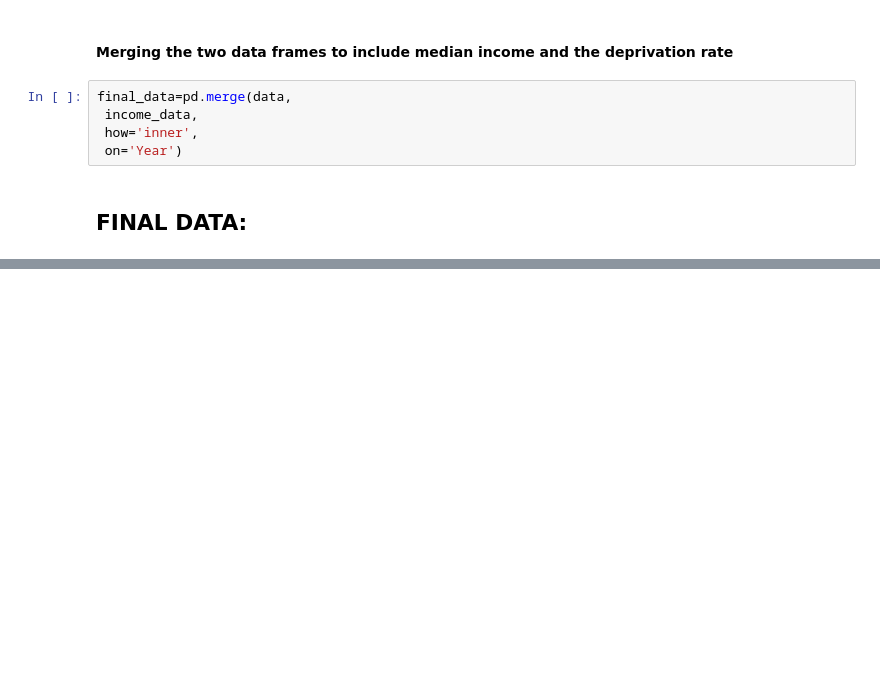
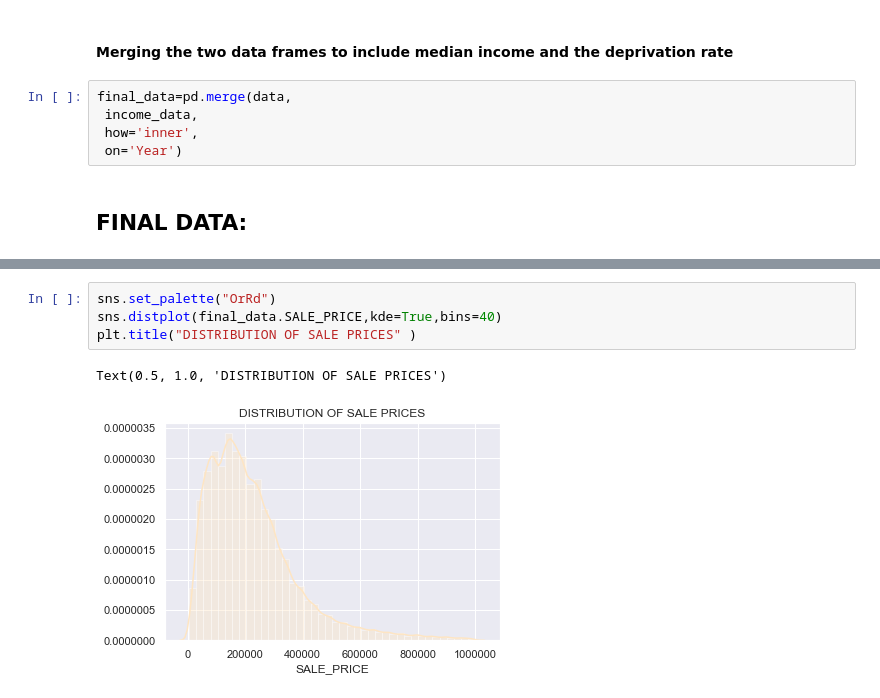
Before and after one commit to savio0694/IRELAND_HOUSING, a Jupyter notebook: IRELAND HOUSING - Copy.ipynb, the cells around one changed output, grey strips where cells are left out. Saved outputs shown, nothing was run; the diff lists cells and outputs as text; blank space fills up the shorter version.

```diff
--- a/IRELAND HOUSING - Copy.ipynb
+++ b/IRELAND HOUSING - Copy.ipynb
@@ -189,0 +209,7 @@ final_data.head()
+# %%
+sns.set_palette("OrRd")
+sns.distplot(final_data.SALE_PRICE,kde=True,bins=40)
+plt.title("DISTRIBUTION OF SALE PRICES" )
+# %% [output]
+Text(0.5, 1.0, 'DISTRIBUTION OF SALE PRICES')
+[figure, added]
```
Also changed, not shown: parts of 14 cells of this notebook, 1 other file.
